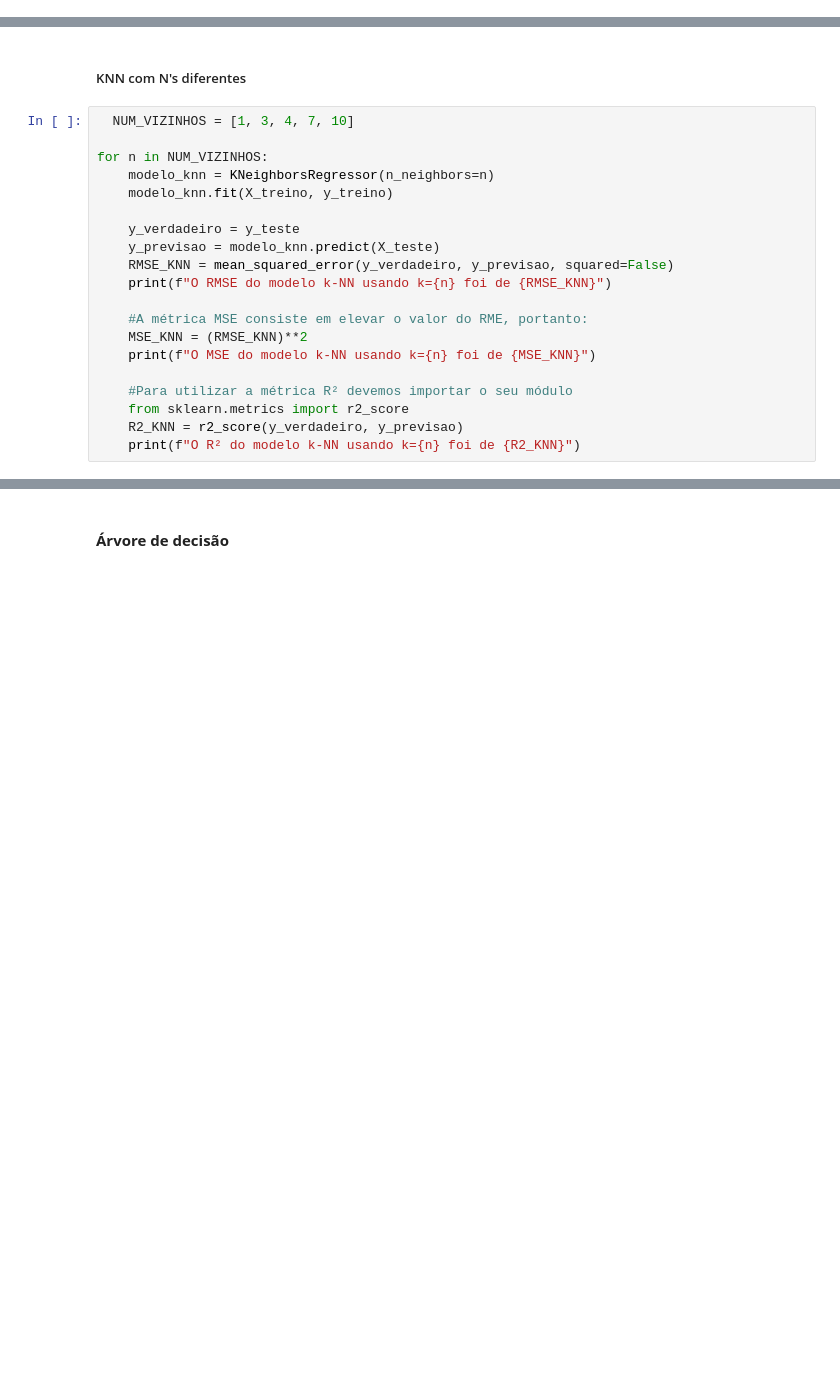
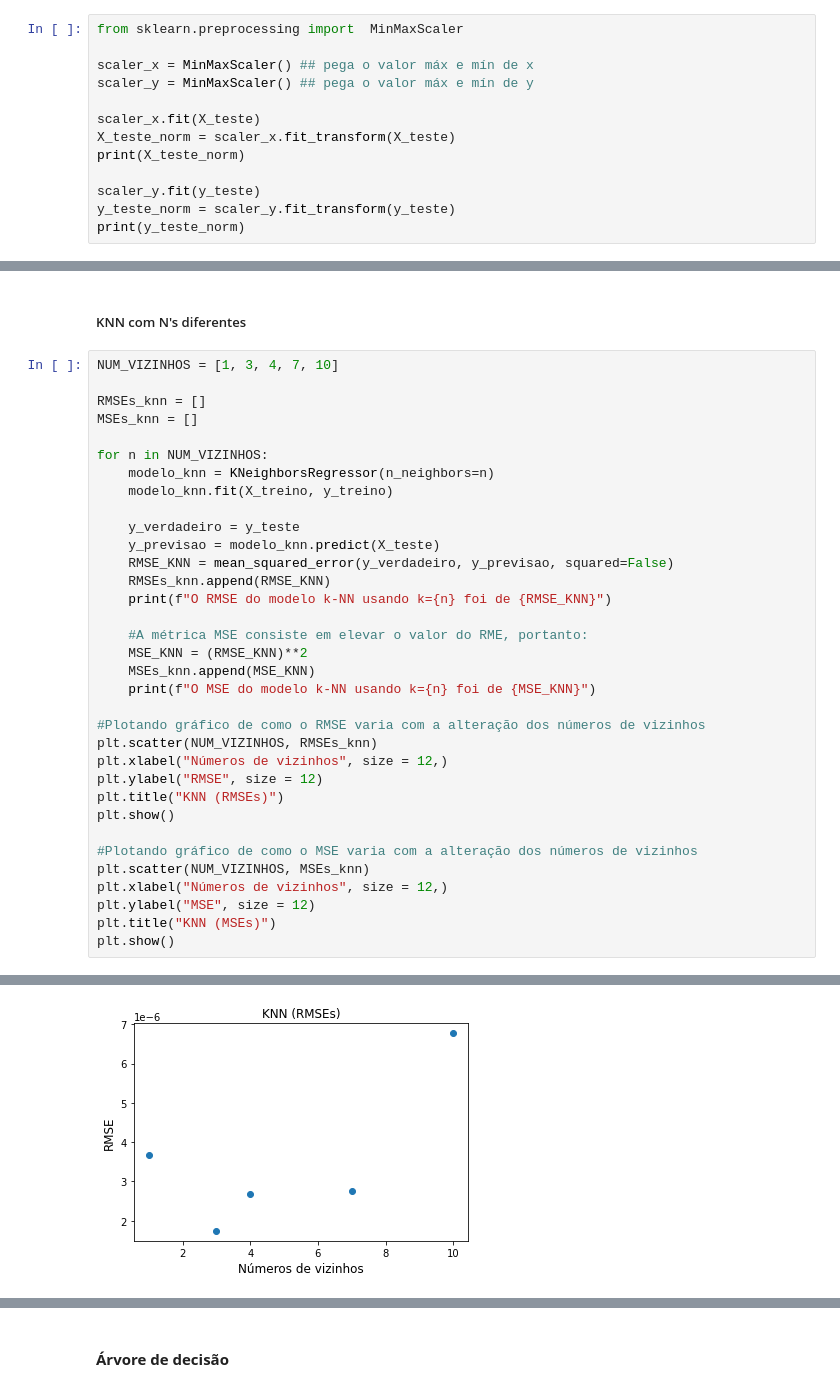
Before and after one commit to barbaraperez/Estudo-do-diabetes, a Jupyter notebook: machine_learning.ipynb, the cells around one changed output, grey strips where cells are left out. Cells and saved outputs as stored; diff of their text form; blank space fills up the shorter version.

```diff
--- a/machine_learning.ipynb
+++ b/machine_learning.ipynb
@@ -419,3 +426,16 @@ print(y_treino_norm)
  [0.34089772]
  [0.91526553]
  [0.80676358]]
+# %%
+from sklearn.preprocessing import  MinMaxScaler
+
+scaler_x = MinMaxScaler() ## pega o valor máx e mín de x
+scaler_y = MinMaxScaler() ## pega o valor máx e mín de y
+
+scaler_x.fit(X_teste)
+X_teste_norm = scaler_x.fit_transform(X_teste)
+print(X_teste_norm)
+
+scaler_y.fit(y_teste)
+y_teste_norm = scaler_y.fit_transform(y_teste)
+print(y_teste_norm)
@@ -514,7 +643,10 @@ O RMSE do modelo k-NN for de 1.887240230532874e-06.
 # %% [markdown]
 ##### KNN com N's diferentes
 # %%
-  NUM_VIZINHOS = [1, 3, 4, 7, 10]
+NUM_VIZINHOS = [1, 3, 4, 7, 10]
+
+RMSEs_knn = []
+MSEs_knn = []
 
 for n in NUM_VIZINHOS:
     modelo_knn = KNeighborsRegressor(n_neighbors=n)
@@ -523,16 +655,27 @@ for n in NUM_VIZINHOS:
     y_verdadeiro = y_teste
     y_previsao = modelo_knn.predict(X_teste)
     RMSE_KNN = mean_squared_error(y_verdadeiro, y_previsao, squared=False)
+    RMSEs_knn.append(RMSE_KNN)
     print(f"O RMSE do modelo k-NN usando k={n} foi de {RMSE_KNN}")
 
     #A métrica MSE consiste em elevar o valor do RME, portanto:
     MSE_KNN = (RMSE_KNN)**2
+    MSEs_knn.append(MSE_KNN)
     print(f"O MSE do modelo k-NN usando k={n} foi de {MSE_KNN}")
 
-    #Para utilizar a métrica R² devemos importar o seu módulo
-    from sklearn.metrics import r2_score
-    R2_KNN = r2_score(y_verdadeiro, y_previsao)
-    print(f"O R² do modelo k-NN usando k={n} foi de {R2_KNN}")
+#Plotando gráfico de como o RMSE varia com a alteração dos números de vizinhos
+plt.scatter(NUM_VIZINHOS, RMSEs_knn)
+plt.xlabel("Números de vizinhos", size = 12,)
+plt.ylabel("RMSE", size = 12)
+plt.title("KNN (RMSEs)")
+plt.show()
+
+#Plotando gráfico de como o MSE varia com a alteração dos números de vizinhos
+plt.scatter(NUM_VIZINHOS, MSEs_knn)
+plt.xlabel("Números de vizinhos", size = 12,)
+plt.ylabel("MSE", size = 12)
+plt.title("KNN (MSEs)")
+plt.show()
 # %% [output]
 O RMSE do modelo k-NN usando k=1 foi de 3.679736370859532e-06
 O MSE do modelo k-NN usando k=1 foi de 1.3540459759026479e-11
@@ -551,0 +690 @@ O R² do modelo k-NN usando k=10 foi de 0.8833925606063678
+[figure, added]
```
Also changed, not shown: parts of 34 cells of this notebook.
